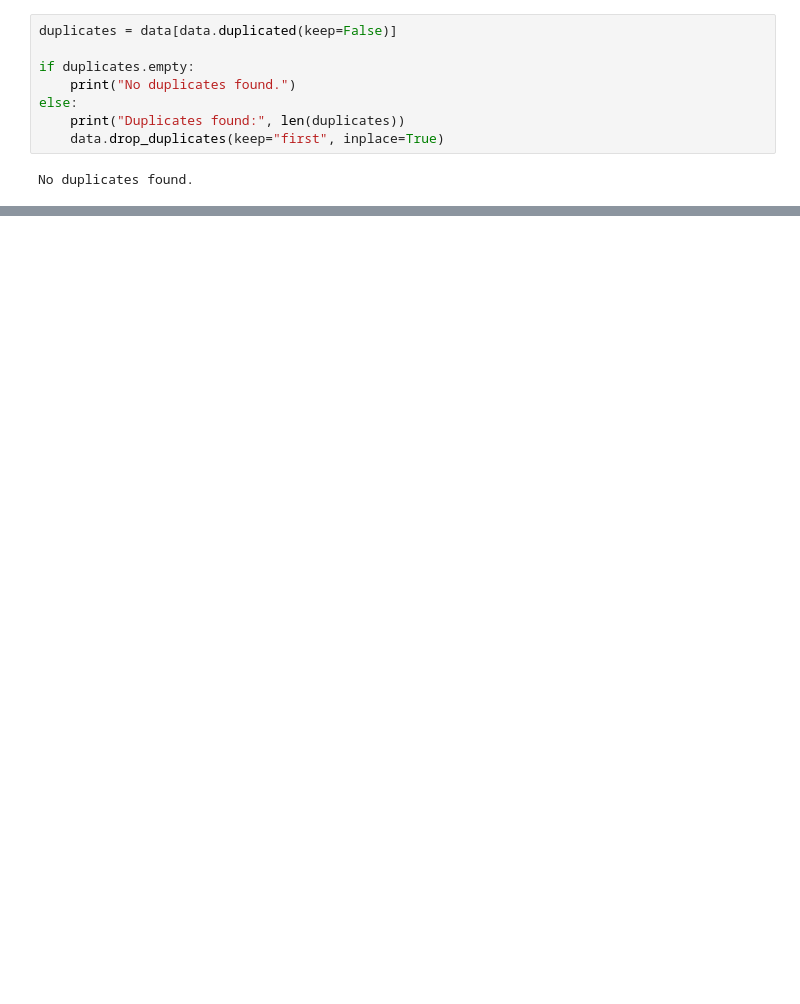
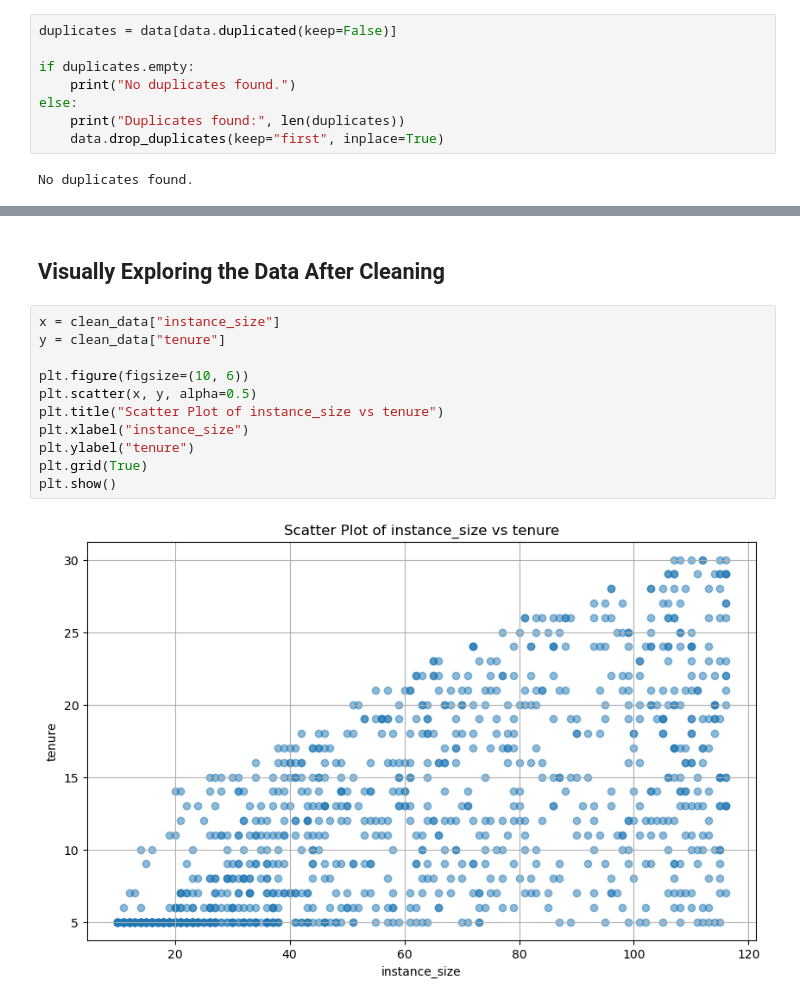
Before and after one commit to Fera13/Thesis-Project, a Jupyter notebook: predictTenure.ipynb, the cells around one changed output, grey strips where cells are left out. Drawn from its saved outputs; the diff is of its cells as text; blank space fills up the shorter version.

```diff
--- a/predictTenure.ipynb
+++ b/predictTenure.ipynb
@@ -137,0 +217,15 @@ remaining rows: 614 rows, 30 columns
+# %% [markdown]
+## Visually Exploring the Data After Cleaning
+# %%
+x = clean_data["instance_size"]
+y = clean_data["tenure"]
+
+plt.figure(figsize=(10, 6))
+plt.scatter(x, y, alpha=0.5)
+plt.title("Scatter Plot of instance_size vs tenure")
+plt.xlabel("instance_size")
+plt.ylabel("tenure")
+plt.grid(True)
+plt.show()
+# %% [output]
+[figure, added]
```
Also changed, not shown: parts of 41 cells of this notebook, 4 other files.
